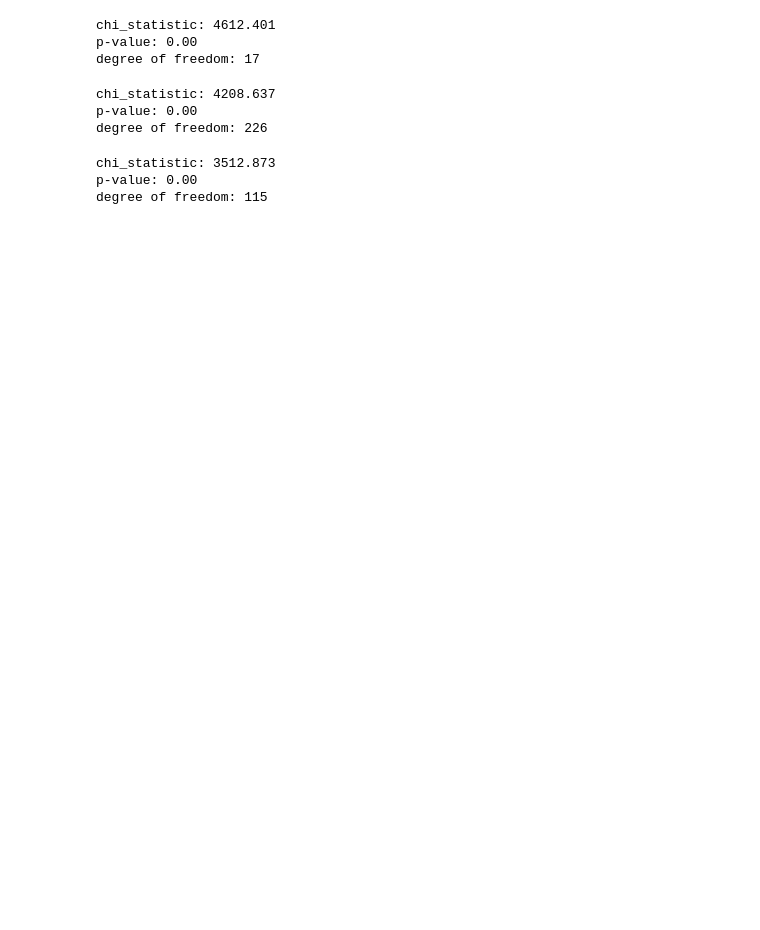
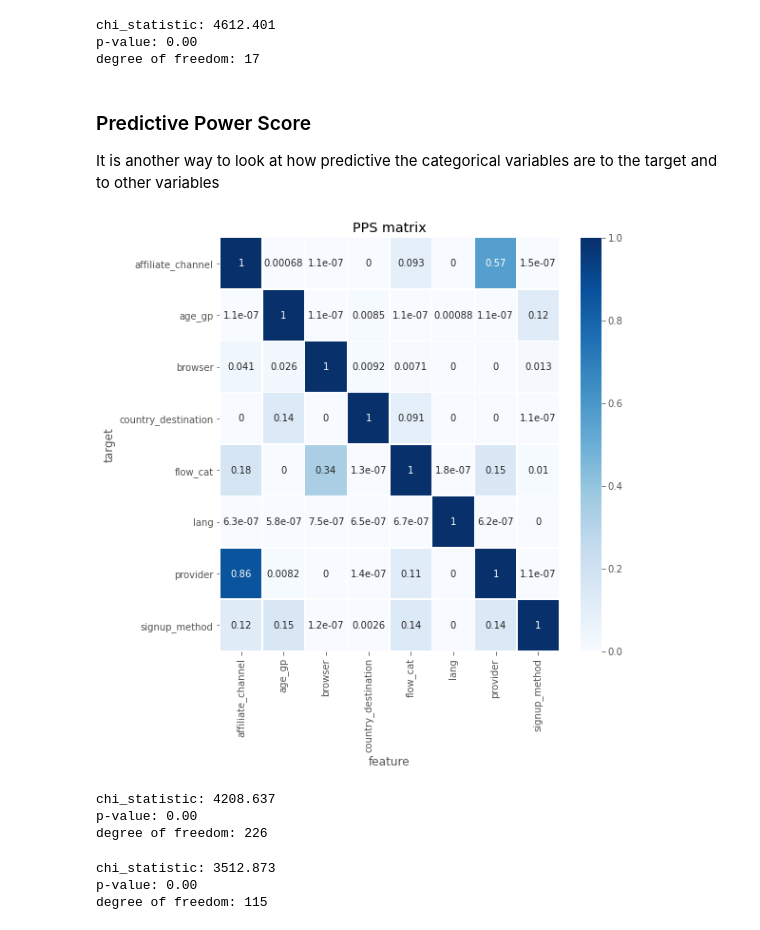
Before and after one commit to sittingman/airbnb_booking, a Jupyter notebook: 1.data_expo.ipynb, the cells around one changed output. Saved outputs shown, nothing was run; the diff lists cells and outputs as text; code cells hidden in the pictures; blank space fills up the shorter version.

```diff
--- a/1.data_expo.ipynb
+++ b/1.data_expo.ipynb
@@ -532,6 +542,33 @@ chi_square('signup_flow', train)
 chi_statistic: 4612.401
 p-value: 0.00
 degree of freedom: 17
+# %% [markdown]
+### Predictive Power Score
+
+It is another way to look at how predictive the categorical variables are to the target and to other variables
+# %%
+keep_col = ['country_destination', 'age_gp', 'lang', 'browser', 'flow_cat',
+            'provider', 'affiliate_channel', 'signup_method']
+# %%
+pps_df = train[keep_col]
+# %%
+matrix = pps.matrix(pps_df, output='df')
+# %%
+def heatmap(df):
+    df = df[['x', 'y', 'ppscore']].pivot(
+        columns='x', index='y', values='ppscore')
+    ax = sns.heatmap(df, vmin=0, vmax=1, cmap="Blues",
+                     linewidths=0.5, annot=True)
+    ax.set_title("PPS matrix")
+    ax.set_xlabel("feature")
+    ax.set_ylabel("target")
+    return ax
+# %%
+plt.figure(figsize=(8,8))
+heatmap(matrix)
+plt.show()
+# %% [output]
+[figure, added]
 # %%
 chi_square('action', last_action)
 # %% [output]
```
Also changed, not shown: parts of 4 cells of this notebook, 3 other files.
